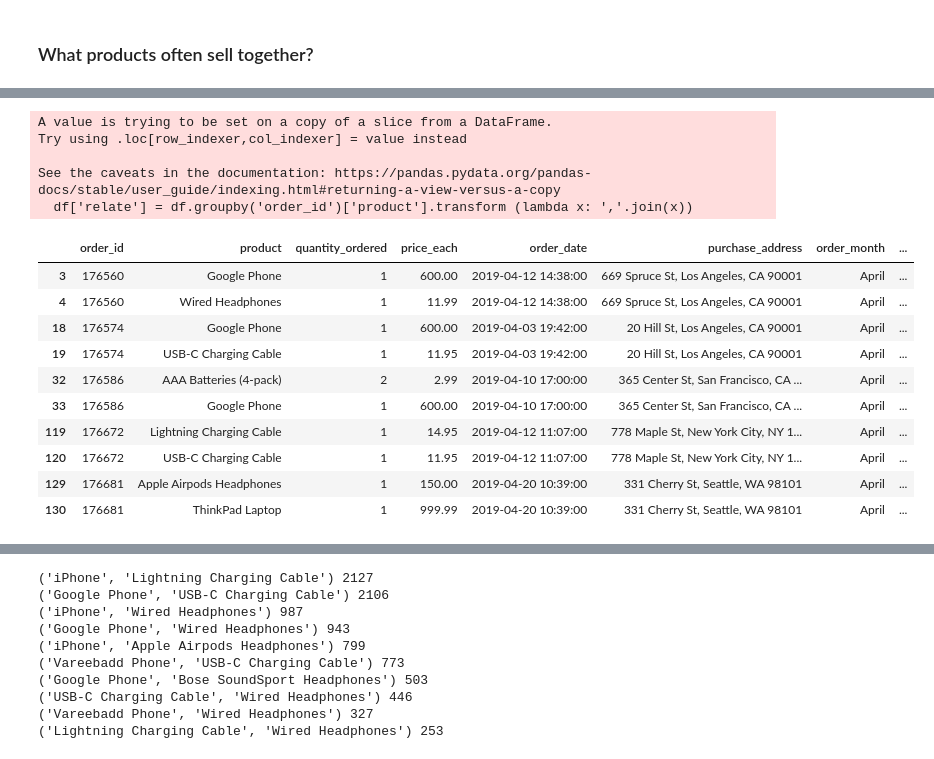
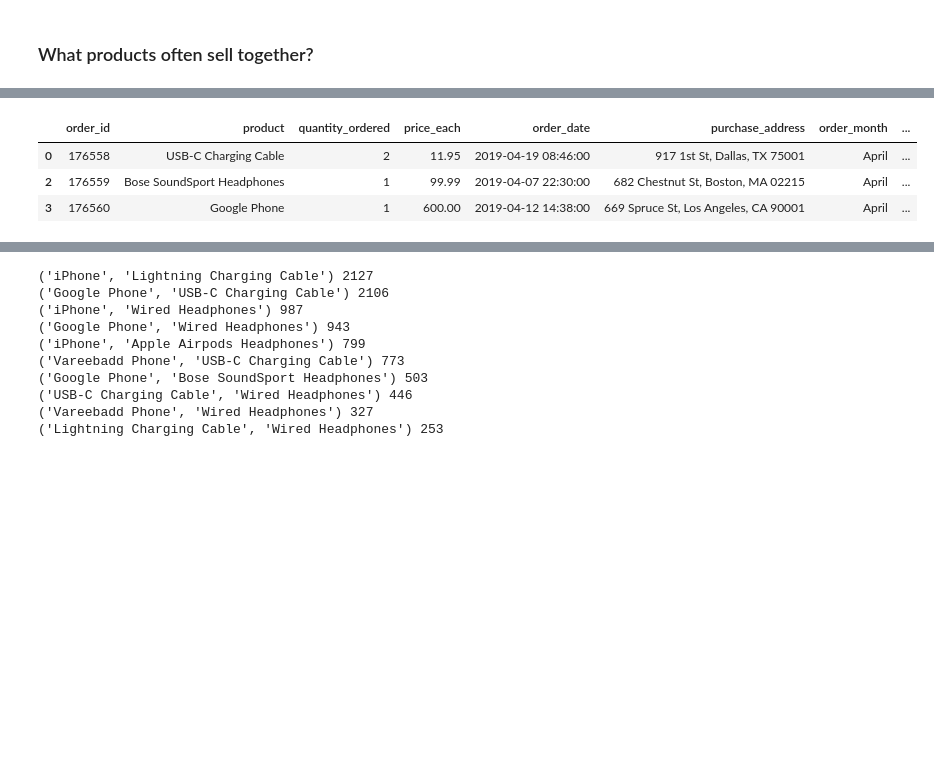
Before and after one commit to Nkem-Nwatu/Business-Analytics, a Jupyter notebook: Analytics.ipynb, the cells around one changed output, grey strips where cells are left out. Cells and saved outputs as stored; diff of their text form; code cells hidden in the pictures; blank space fills up the shorter version.

```diff
--- a/Analytics.ipynb
+++ b/Analytics.ipynb
@@ -410,4 +345,12 @@ from matplotlib import pyplot as plt
 ### What month had the most sales, and how much was sales was made?
 # %% [markdown]
 To answer this question, I group the dataset by the newly derived column `order_month` and the corresponding sum of `order_sales` for each month.
+# %%
+# Convert some columns to required data types
+ordinal_var_dict = {'order_month': ['January','February', 'March','April','May','June','July','August',
+'September','October','November','December']}
+for var in ordinal_var_dict:
+    ordered_var = pd.api.types.CategoricalDtype(ordered = True,
+                                                categories = ordinal_var_dict[var])
+    Sales_Data[var] = Sales_Data[var].astype(ordered_var)
 # %%
@@ -444,2 +390,3 @@ From the chart above, we see that sales were highest in the month of december an
 # %%
-abd = Sales_Data.copy()
+df = Sales_Data.copy()
+df.purchase_address
@@ -461,5 +406,5 @@ Name: purchase_address, Length: 185675, dtype: object
 # %%
-abd[['street', 'city', 'zip_code']] = abd.purchase_address.str.split(',', expand= True)
-abd
+df[['street', 'city', 'zip_code']] = df.purchase_address.str.split(',', expand= True)
+df.sample()
 # %% [output]
 |  | order_id | product | quantity_ordered | price_each | order_date | purchase_address | order_month | ... |
@@ -528,6 +447,3 @@ g
 # %% [markdown]
 <a id='4'></a>
 ### What products often sell together?
-# %%
-df = abd[abd['order_id'].duplicated( keep = False)]
-df.head(10)
@@ -546,23 +450,11 @@ df.head(10)
 # %%
 df['relate'] = df.groupby('order_id')['product'].transform (lambda x: ','.join(x))
-df.head(10)
+df.head(3)
 # %% [output]
-A value is trying to be set on a copy of a slice from a DataFrame.
-Try using .loc[row_indexer,col_indexer] = value instead
-
-See the caveats in the documentation: https://pandas.pydata.org/pandas-docs/stable/user_guide/indexing.html#returning-a-view-versus-a-copy
-  df['relate'] = df.groupby('order_id')['product'].transform (lambda x: ','.join(x))
 |  | order_id | product | quantity_ordered | price_each | order_date | purchase_address | order_month | ... |
+| 0 | 176558 | USB-C Charging Cable | 2 | 11.95 | 2019-04-19 08:46:00 | 917 1st St, Dallas, TX 75001 | April | ... |
+| 2 | 176559 | Bose SoundSport Headphones | 1 | 99.99 | 2019-04-07 22:30:00 | 682 Chestnut St, Boston, MA 02215 | April | ... |
 | 3 | 176560 | Google Phone | 1 | 600.00 | 2019-04-12 14:38:00 | 669 Spruce St, Los Angeles, CA 90001 | April | ... |
-| 4 | 176560 | Wired Headphones | 1 | 11.99 | 2019-04-12 14:38:00 | 669 Spruce St, Los Angeles, CA 90001 | April | ... |
-| 18 | 176574 | Google Phone | 1 | 600.00 | 2019-04-03 19:42:00 | 20 Hill St, Los Angeles, CA 90001 | April | ... |
-| 19 | 176574 | USB-C Charging Cable | 1 | 11.95 | 2019-04-03 19:42:00 | 20 Hill St, Los Angeles, CA 90001 | April | ... |
-| 32 | 176586 | AAA Batteries (4-pack) | 2 | 2.99 | 2019-04-10 17:00:00 | 365 Center St, San Francisco, CA ... | April | ... |
-| 33 | 176586 | Google Phone | 1 | 600.00 | 2019-04-10 17:00:00 | 365 Center St, San Francisco, CA ... | April | ... |
-| 119 | 176672 | Lightning Charging Cable | 1 | 14.95 | 2019-04-12 11:07:00 | 778 Maple St, New York City, NY 1... | April | ... |
-| 120 | 176672 | USB-C Charging Cable | 1 | 11.95 | 2019-04-12 11:07:00 | 778 Maple St, New York City, NY 1... | April | ... |
-| 129 | 176681 | Apple Airpods Headphones | 1 | 150.00 | 2019-04-20 10:39:00 | 331 Cherry St, Seattle, WA 98101 | April | ... |
-| 130 | 176681 | ThinkPad Laptop | 1 | 999.99 | 2019-04-20 10:39:00 | 331 Cherry St, Seattle, WA 98101 | April | ... |
 # %%
 oa = df[['order_id', 'relate']].drop_duplicates()
 oa
```
Also changed, not shown: parts of 46 cells of this notebook.
